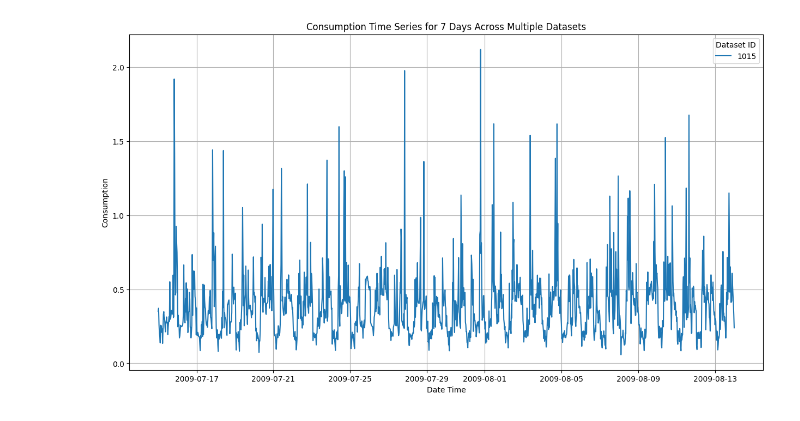
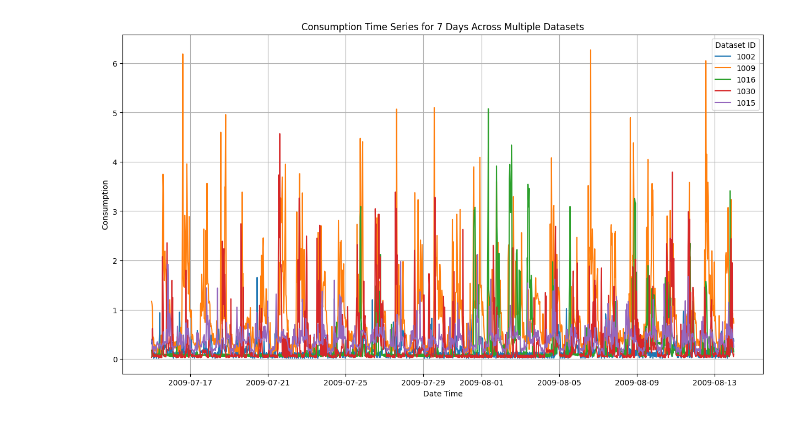
Before and after one commit to Tanguyvans/SecureBFL, a Jupyter notebook: data_view.ipynb, the cells around one changed output. Cells and saved outputs as stored; diff of their text form; code cells hidden in the pictures.

```diff
--- a/data_view.ipynb
+++ b/data_view.ipynb
@@ -2,34 +2,38 @@
 import matplotlib.pyplot as plt
 import pandas as pd
 
 # List of data folder paths
 data_folders = [
+    f"data/Energy/Electricity/residential_1002.pkl",
+    f"data/Energy/Electricity/residential_1009.pkl",
+    f"data/Energy/Electricity/residential_1016.pkl",
+    f"data/Energy/Electricity/residential_1030.pkl",
     f"data/Energy/Electricity/residential_1015.pkl",
 ]
 
 # Define the start date and the period length
 start_date = '2009-07-15'
 end_date = pd.to_datetime(start_date) + pd.DateOffset(days=30)
 
 # Initialize the plot
 plt.figure(figsize=(15, 8))
 
 # Loop through each data folder, load the data, set the index, slice the period, and plot
 for folder in data_folders:
     data = pd.read_pickle(folder)
     data.set_index('date_time', inplace=True)
     data_period = data.loc[start_date:end_date]
     plt.plot(data_period.index, data_period['consumption'], label=folder.split('_')[-1].split('.')[0])
 
 # Finalize the plot
 plt.title('Consumption Time Series for 7 Days Across Multiple Datasets')
 plt.xlabel('Date Time')
 plt.ylabel('Consumption')
 plt.legend(title='Dataset ID', loc='upper right')
 plt.grid(True)
 plt.show()
 # %% [output]
-[figure, old version]
+[figure, new version]
 # %%
 import numpy as np
 
```
Also changed, not shown: 7 other files.
